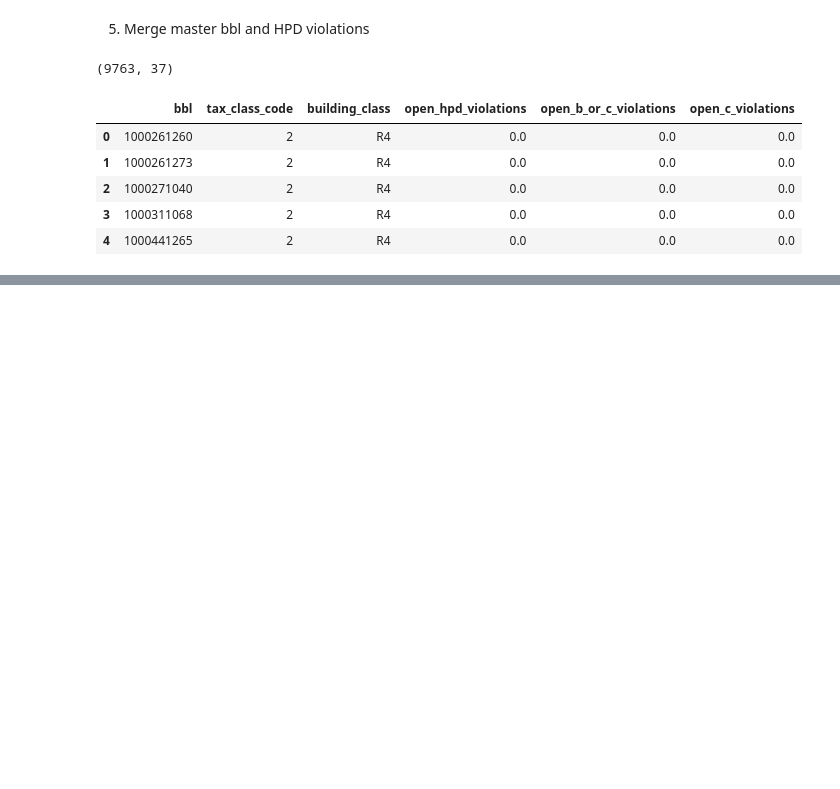
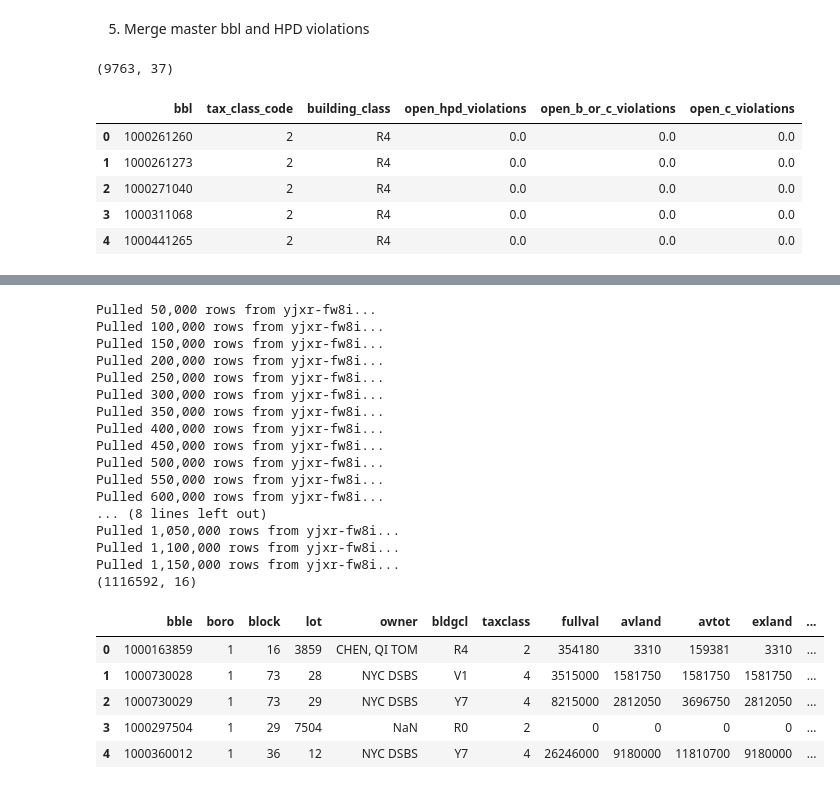
Before and after one commit to existentialblarn/tax-enforcement, a Jupyter notebook: lien_sale_pool.ipynb, the cells around one changed output, grey strips where cells are left out. Saved outputs shown, nothing was run; the diff lists cells and outputs as text; code cells hidden in the pictures; blank space fills up the shorter version.

Commit message:
master dataset

```diff
--- a/lien_sale_pool.ipynb
+++ b/lien_sale_pool.ipynb
@@ -405,0 +457,34 @@ master_property[[
+# %%
+dof_latest = socrata_get(
+    dataset_id="yjxr-fw8i",
+    select=", ".join(dof_cols),
+    where="`year`='2018/19' AND period='FINAL'",
+    limit=50000
+)
+
+print(dof_latest.shape)
+display(dof_latest.head())
+# %% [output]
+Pulled 50,000 rows from yjxr-fw8i...
+Pulled 100,000 rows from yjxr-fw8i...
+Pulled 150,000 rows from yjxr-fw8i...
+Pulled 200,000 rows from yjxr-fw8i...
+Pulled 250,000 rows from yjxr-fw8i...
+Pulled 300,000 rows from yjxr-fw8i...
+Pulled 350,000 rows from yjxr-fw8i...
+Pulled 400,000 rows from yjxr-fw8i...
+Pulled 450,000 rows from yjxr-fw8i...
+Pulled 500,000 rows from yjxr-fw8i...
+Pulled 550,000 rows from yjxr-fw8i...
+Pulled 600,000 rows from yjxr-fw8i...
+... (8 lines left out)
+Pulled 1,050,000 rows from yjxr-fw8i...
+Pulled 1,100,000 rows from yjxr-fw8i...
+Pulled 1,150,000 rows from yjxr-fw8i...
+(1116592, 16)
+|  | bble | boro | block | lot | owner | bldgcl | taxclass | fullval | avland | avtot | exland | ... |
+| 0 | 1000163859 | 1 | 16 | 3859 | CHEN, QI TOM | R4 | 2 | 354180 | 3310 | 159381 | 3310 | ... |
+| 1 | 1000730028 | 1 | 73 | 28 | NYC DSBS | V1 | 4 | 3515000 | 1581750 | 1581750 | 1581750 | ... |
+| 2 | 1000730029 | 1 | 73 | 29 | NYC DSBS | Y7 | 4 | 8215000 | 2812050 | 3696750 | 2812050 | ... |
+| 3 | 1000297504 | 1 | 29 | 7504 | NaN | R0 | 2 | 0 | 0 | 0 | 0 | ... |
+| 4 | 1000360012 | 1 | 36 | 12 | NYC DSBS | Y7 | 4 | 26246000 | 9180000 | 11810700 | 9180000 | ... |
```
Also changed, not shown: parts of 11 cells of this notebook, 1 other file.
